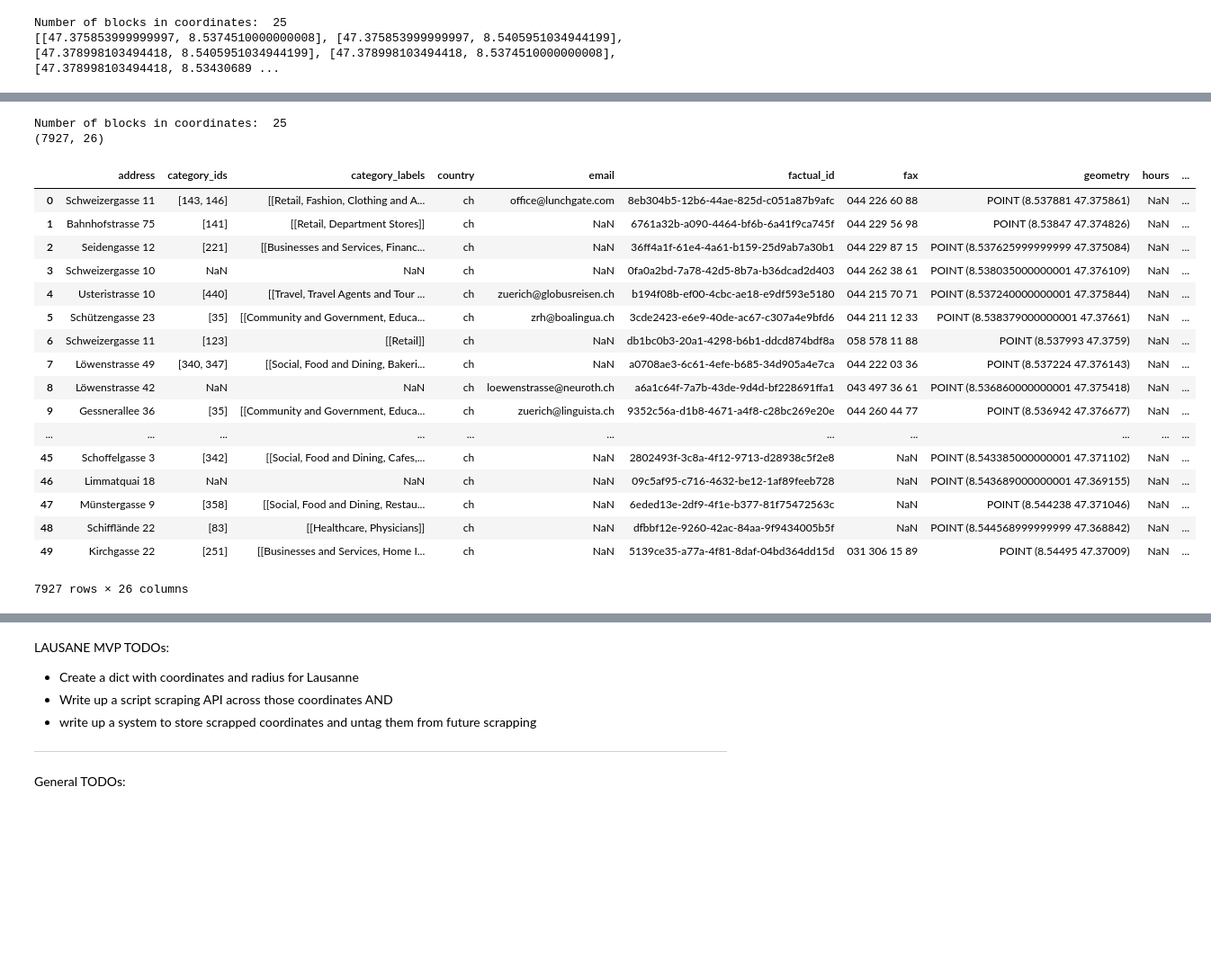
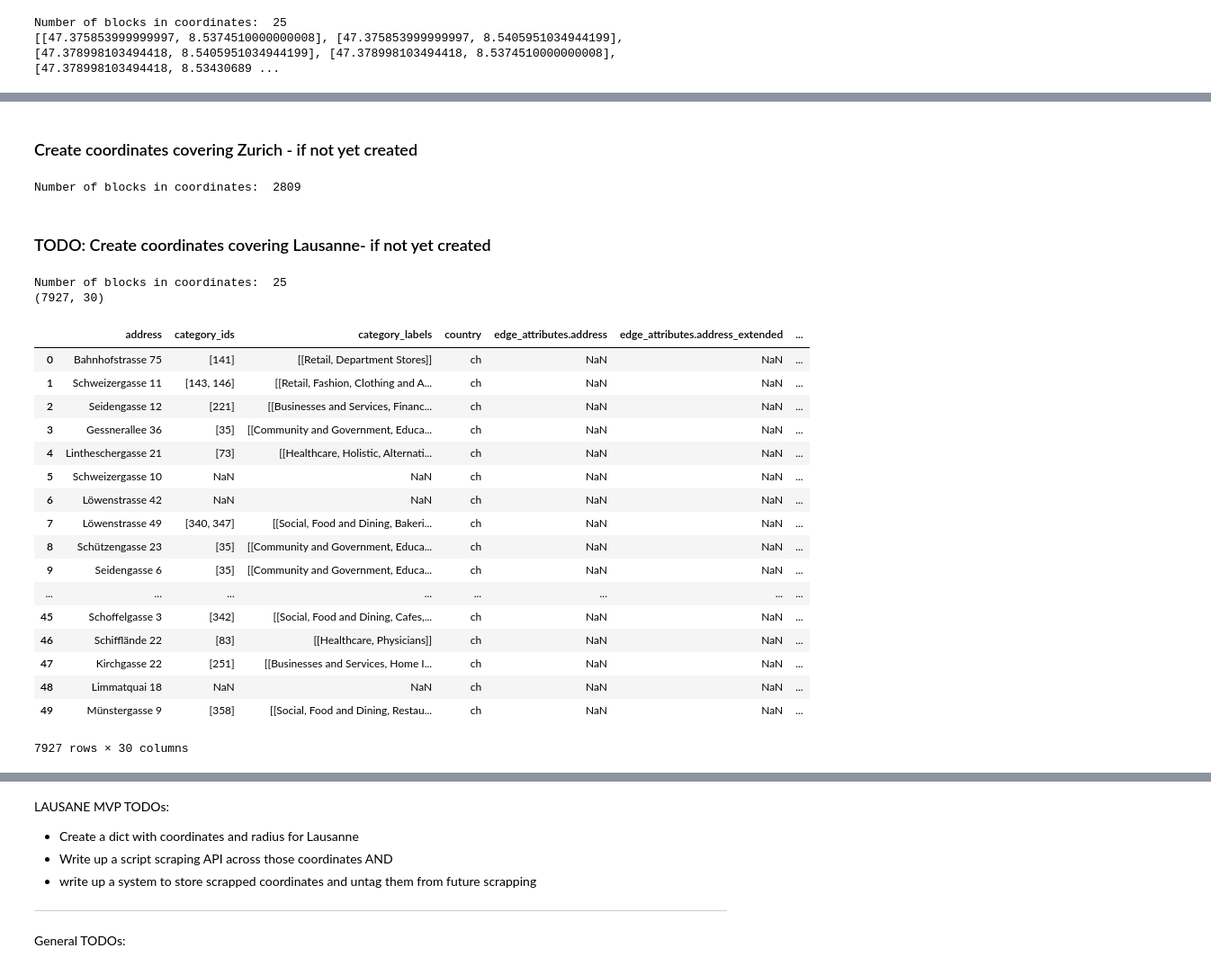
Before and after one commit to PaluchowskiMatthew/ADA-Orion, a Jupyter notebook: Factual API test.ipynb, the cells around one changed output, grey strips where cells are left out. Shown at 90% size. Cells and saved outputs as stored; diff of their text form; code cells hidden in the pictures; blank space fills up the shorter version.

Commit message:
Coordinates and city crawl storing

```diff
--- a/Factual API test.ipynb
+++ b/Factual API test.ipynb
@@ -110,7 +112,7 @@ def square(point1, point2):
 # %%
 def center_square(center, distance):
     '''
-    Creates an API-ready square from given center and lenght of the edge
+    Creates an API-ready square from given center and length of the edge
 
     distance: meters
     '''
@@ -337,3 +349,5 @@ IFrame('map.html', width=900, height=500)
 # %% [output]
 Number of blocks in coordinates:  25
 [interactive output not drawn]
+# %% [markdown]
+### Create coordinates covering Zurich - if not yet created
@@ -340,3 +372,12 @@ Number of blocks in coordinates:  25
+# %%
+zurich_coordinates_df = zurich_coordinates('zurich_coordinates.pickle')
+
+# Plan is to plug this zurich_coordinates_df into crawl_city and change the Crawled flag into True
+# after each successfull Factual-API crawl and store it in the pickle afterwards
+# %% [output]
+Number of blocks in coordinates:  2809
+# %% [markdown]
+### TODO: Create coordinates covering Lausanne- if not yet created
 # %%
 from shapely.geometry import Point
 
@@ -374,40 +415,40 @@ def crawl_city(path, city_name, center, radius):
             offset = offset + 50
 
     # Convert to a GeoDataFrame
-    city_table = gpd.GeoDataFrame(city_table, geometry="geometry")
+    city_table_geo = gpd.GeoDataFrame(city_table, geometry="geometry")
 
     # Save geopandas to file
     # TODO: solve issue with storing
-    #store_location = path + city_name + '.gpd'
-    #city_table.to_file(store_location)
-    return city_table
+    store_location = path + city_name + '.pickle'
+    city_table_geo.to_pickle(store_location)
+    return city_table_geo
 # %%
 # Test city crawler
 
-crawled_df = crawl_city(r'./', 'zurich', [47.375854, 8.537451], 1)
+crawled_df = crawl_city('', 'zurich', [47.375854, 8.537451], 1)
 print(crawled_df.shape)
 crawled_df
 # %% [output]
 Number of blocks in coordinates:  25
-(7927, 26)
+(7927, 30)
-|  | address | category_ids | category_labels | country | email | factual_id | fax | geometry | hours | ... |
-| 0 | Schweizergasse 11 | [143, 146] | [[Retail, Fashion, Clothing and A... | ch | office@lunchgate.com | 8eb304b5-12b6-44ae-825d-c051a87b9afc | 044 226 60 88 | POINT (8.537881 47.375861) | NaN | ... |
-| 1 | Bahnhofstrasse 75 | [141] | [[Retail, Department Stores]] | ch | NaN | 6761a32b-a090-4464-bf6b-6a41f9ca745f | 044 229 56 98 | POINT (8.53847 47.374826) | NaN | ... |
-| 2 | Seidengasse 12 | [221] | [[Businesses and Services, Financ... | ch | NaN | 36ff4a1f-61e4-4a61-b159-25d9ab7a30b1 | 044 229 87 15 | POINT (8.537625999999999 47.375084) | NaN | ... |
-| 3 | Schweizergasse 10 | NaN | NaN | ch | NaN | 0fa0a2bd-7a78-42d5-8b7a-b36dcad2d403 | 044 262 38 61 | POINT (8.538035000000001 47.376109) | NaN | ... |
-| 4 | Usteristrasse 10 | [440] | [[Travel, Travel Agents and Tour ... | ch | zuerich@globusreisen.ch | b194f08b-ef00-4cbc-ae18-e9df593e5180 | 044 215 70 71 | POINT (8.537240000000001 47.375844) | NaN | ... |
-| 5 | Schützengasse 23 | [35] | [[Community and Government, Educa... | ch | zrh@boalingua.ch | 3cde2423-e6e9-40de-ac67-c307a4e9bfd6 | 044 211 12 33 | POINT (8.538379000000001 47.37661) | NaN | ... |
-| 6 | Schweizergasse 11 | [123] | [[Retail]] | ch | NaN | db1bc0b3-20a1-4298-b6b1-ddcd874bdf8a | 058 578 11 88 | POINT (8.537993 47.3759) | NaN | ... |
-| 7 | Löwenstrasse 49 | [340, 347] | [[Social, Food and Dining, Bakeri... | ch | NaN | a0708ae3-6c61-4efe-b685-34d905a4e7ca | 044 222 03 36 | POINT (8.537224 47.376143) | NaN | ... |
-| 8 | Löwenstrasse 42 | NaN | NaN | ch | loewenstrasse@neuroth.ch | a6a1c64f-7a7b-43de-9d4d-bf228691ffa1 | 043 497 36 61 | POINT (8.536860000000001 47.375418) | NaN | ... |
-| 9 | Gessnerallee 36 | [35] | [[Community and Government, Educa... | ch | zuerich@linguista.ch | 9352c56a-d1b8-4671-a4f8-c28bc269e20e | 044 260 44 77 | POINT (8.536942 47.376677) | NaN | ... |
-| ... | ... | ... | ... | ... | ... | ... | ... | ... | ... | ... |
-| 45 | Schoffelgasse 3 | [342] | [[Social, Food and Dining, Cafes,... | ch | NaN | 2802493f-3c8a-4f12-9713-d28938c5f2e8 | NaN | POINT (8.543385000000001 47.371102) | NaN | ... |
-| 46 | Limmatquai 18 | NaN | NaN | ch | NaN | 09c5af95-c716-4632-be12-1af89feeb728 | NaN | POINT (8.543689000000001 47.369155) | NaN | ... |
-| 47 | Münstergasse 9 | [358] | [[Social, Food and Dining, Restau... | ch | NaN | 6eded13e-2df9-4f1e-b377-81f75472563c | NaN | POINT (8.544238 47.371046) | NaN | ... |
-| 48 | Schifflände 22 | [83] | [[Healthcare, Physicians]] | ch | NaN | dfbbf12e-9260-42ac-84aa-9f9434005b5f | NaN | POINT (8.544568999999999 47.368842) | NaN | ... |
-| 49 | Kirchgasse 22 | [251] | [[Businesses and Services, Home I... | ch | NaN | 5139ce35-a77a-4f81-8daf-04bd364dd15d | 031 306 15 89 | POINT (8.54495 47.37009) | NaN | ... |
+|  | address | category_ids | category_labels | country | edge_attributes.address | edge_attributes.address_extended | ... |
+| 0 | Bahnhofstrasse 75 | [141] | [[Retail, Department Stores]] | ch | NaN | NaN | ... |
+| 1 | Schweizergasse 11 | [143, 146] | [[Retail, Fashion, Clothing and A... | ch | NaN | NaN | ... |
+| 2 | Seidengasse 12 | [221] | [[Businesses and Services, Financ... | ch | NaN | NaN | ... |
+| 3 | Gessnerallee 36 | [35] | [[Community and Government, Educa... | ch | NaN | NaN | ... |
+| 4 | Lintheschergasse 21 | [73] | [[Healthcare, Holistic, Alternati... | ch | NaN | NaN | ... |
+| 5 | Schweizergasse 10 | NaN | NaN | ch | NaN | NaN | ... |
+| 6 | Löwenstrasse 42 | NaN | NaN | ch | NaN | NaN | ... |
+| 7 | Löwenstrasse 49 | [340, 347] | [[Social, Food and Dining, Bakeri... | ch | NaN | NaN | ... |
+| 8 | Schützengasse 23 | [35] | [[Community and Government, Educa... | ch | NaN | NaN | ... |
+| 9 | Seidengasse 6 | [35] | [[Community and Government, Educa... | ch | NaN | NaN | ... |
+| ... | ... | ... | ... | ... | ... | ... | ... |
+| 45 | Schoffelgasse 3 | [342] | [[Social, Food and Dining, Cafes,... | ch | NaN | NaN | ... |
+| 46 | Schifflände 22 | [83] | [[Healthcare, Physicians]] | ch | NaN | NaN | ... |
+| 47 | Kirchgasse 22 | [251] | [[Businesses and Services, Home I... | ch | NaN | NaN | ... |
+| 48 | Limmatquai 18 | NaN | NaN | ch | NaN | NaN | ... |
+| 49 | Münstergasse 9 | [358] | [[Social, Food and Dining, Restau... | ch | NaN | NaN | ... |
-7927 rows × 26 columns
+7927 rows × 30 columns
 # %%
 # Reread saved GeoDataFrame after crawling
 
```
Also changed, not shown: parts of 14 cells of this notebook.
